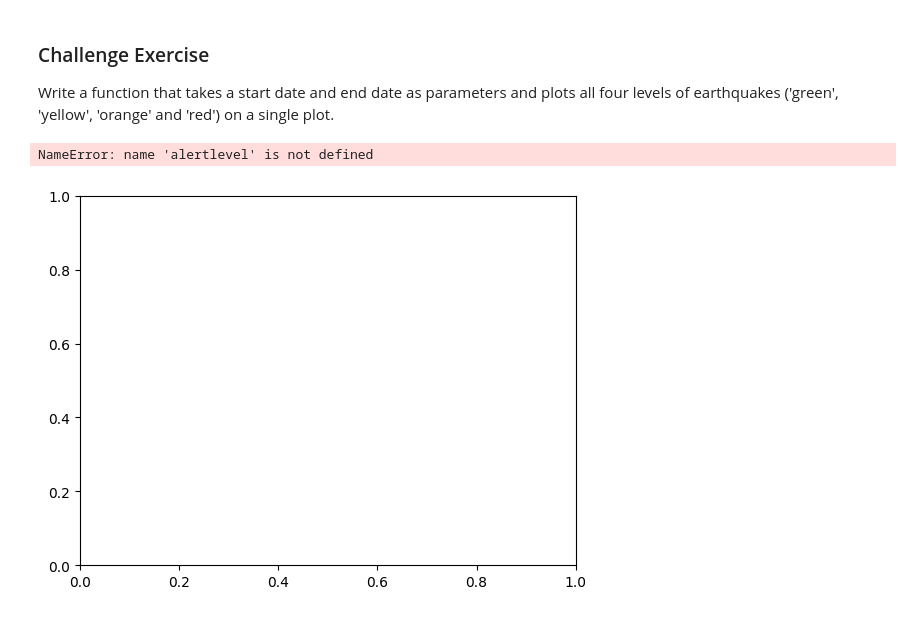
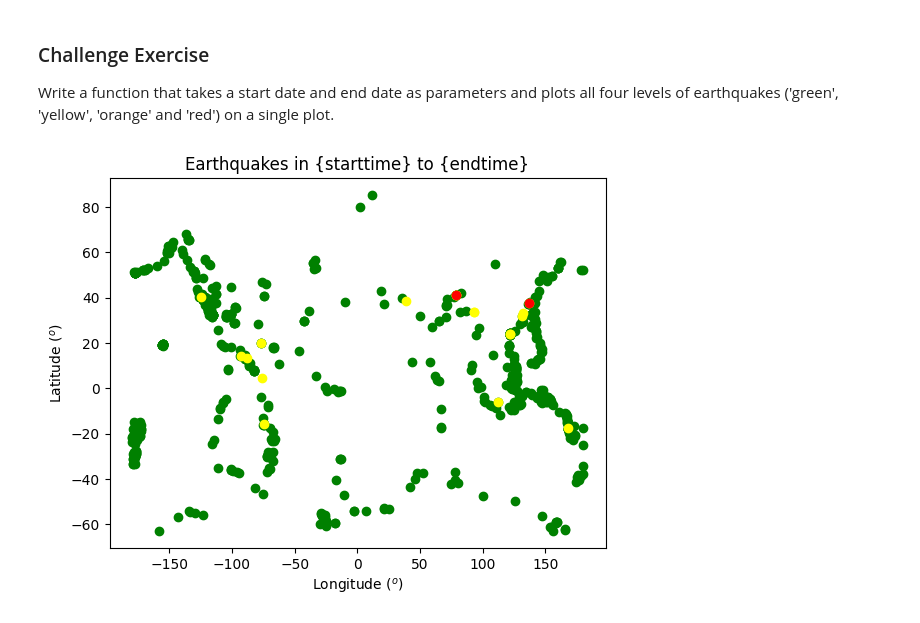
Before and after one commit to Parbjot/comp215, a Jupyter notebook: labs/lab01-introduction.ipynb, the cells around one changed output. Cells and saved outputs as stored; diff of their text form; code cells hidden in the pictures.

```diff
--- a/labs/lab01-introduction.ipynb
+++ b/labs/lab01-introduction.ipynb
@@ -188,21 +188,20 @@ Write a function that takes a start date and end date as parameters and plots al
 # %%
 # your Challenge Ex. code here
 def total_earthquakes(starttime, endtime):
   fig, ax = plt.subplots()
-  for level in ['green', 'yellow', 'orange', 'red']:
-    apa_parameter = {'format' : 'geojson', 'starttime': starttime, 'endtime': endtime, 'alertlevel': alertlevel}
-    url = 'https://earthquake.usgs.gov/fdsnws/event/1/query?'
-    response = requests.get(url, apa_parameter)
+  for alertlevel in ['green', 'yellow', 'orange', 'red']:
+    api_parameter = {'format' : 'geojson', 'starttime': starttime, 'endtime': endtime, 'alertlevel': alertlevel}
+    api_url = 'https://earthquake.usgs.gov/fdsnws/event/1/query?'
+    response = requests.get(api_url, api_parameter)
     data = json.loads(response.text)
     locations = [feature['geometry']['coordinates'] for feature in data['features']]
     longitudes = [location[0] for location in locations]
     latitudes = [location[1] for location in locations]
     ax.scatter(longitudes, latitudes, color=alertlevel)
     ax.set_xlabel(r'Longitude ($^o$)')
     ax.set_ylabel(r'Latitude ($^o$)')
     ax.set_title('Earthquakes in {starttime} to {endtime}')
   plt.show()
 total_earthquakes('2024-01-01', '2024-12-31')
 # %% [output]
-NameError: name 'alertlevel' is not defined
-[figure, old version]
+[figure, new version]
```
